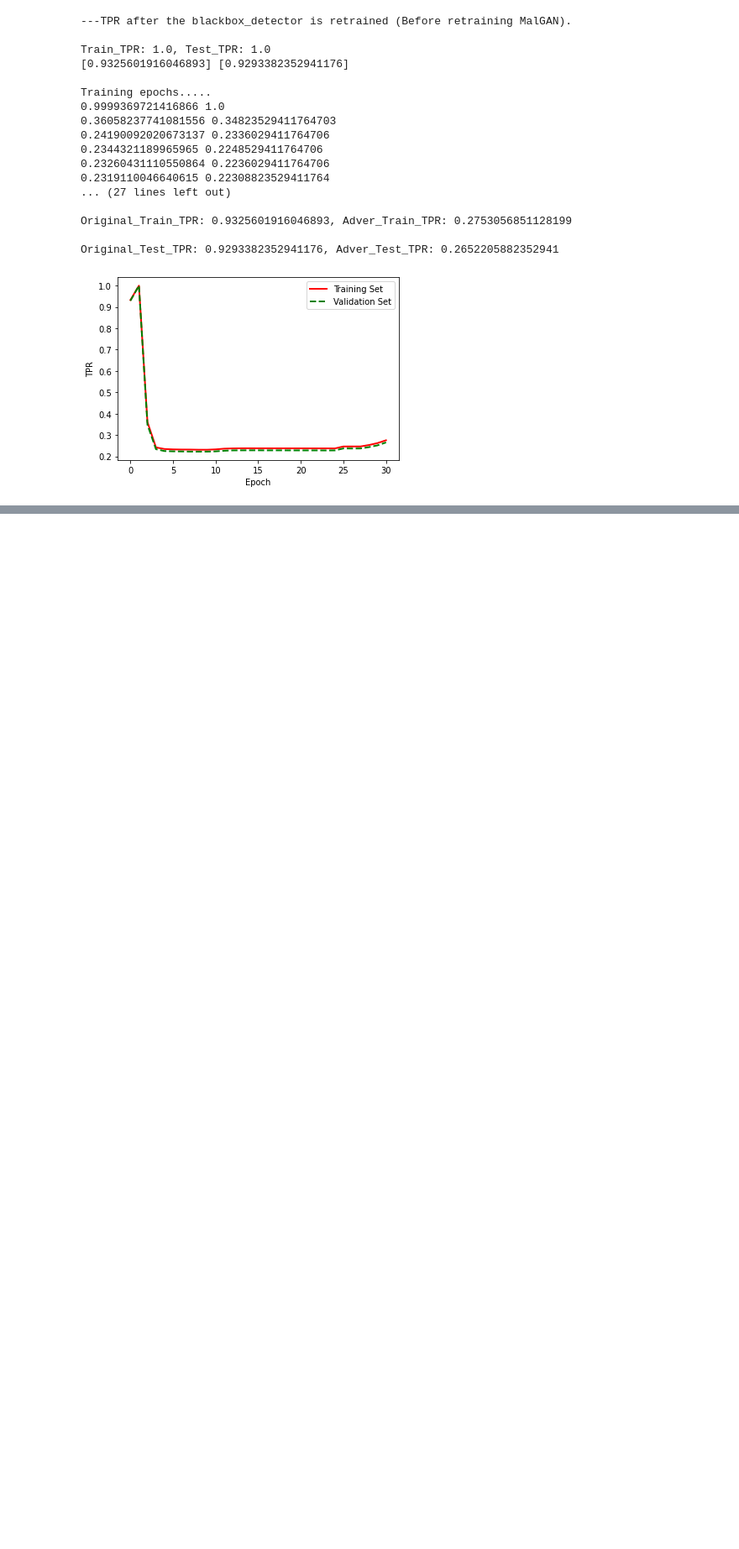
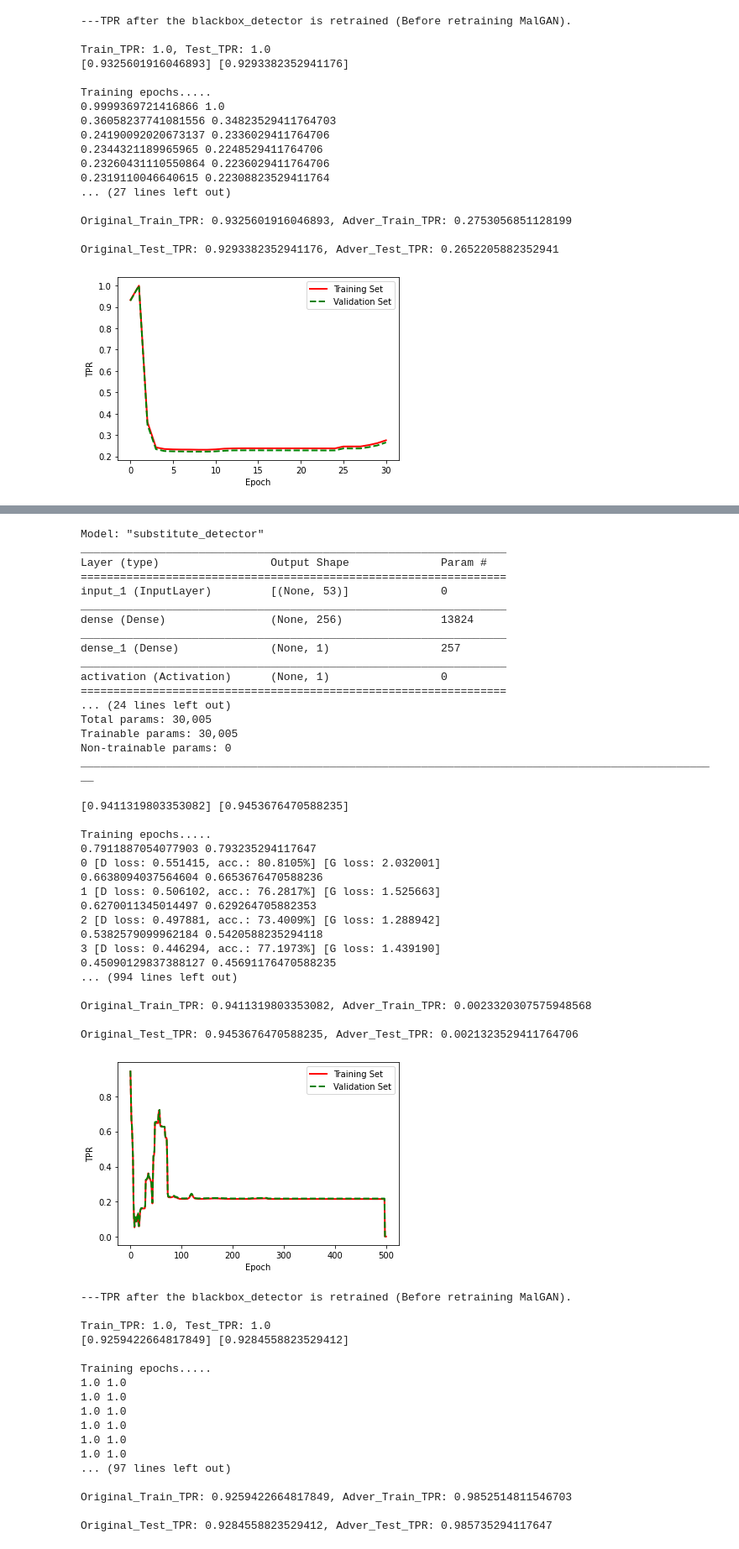
Before and after one commit to danhlk/Bot_GAN, a Jupyter notebook: Bot_GAN.ipynb, the cells around one changed output, grey strips where cells are left out. Shown at 84% size. Cells and saved outputs as stored; diff of their text form; code cells hidden in the pictures; blank space fills up the shorter version.

```diff
--- a/Bot_GAN.ipynb
+++ b/Bot_GAN.ipynb
@@ -528,0 +544,58 @@ Original_Test_TPR: 0.9469117647058823, Adver_Test_TPR: 1.0
+# %%
+botgan_MLP_0 = BotGAN(blackbox='MLP', same_train_data=0)
+botgan_MLP_0.train(epochs=500, batch_size=4096)
+botgan_MLP_0.retrain_blackbox_detector()
+botgan_MLP_0.train(epochs=100, batch_size=4096, is_first=False)
+# %% [output]
+Model: "substitute_detector"
+_________________________________________________________________
+Layer (type)                 Output Shape              Param #
+=================================================================
+input_1 (InputLayer)         [(None, 53)]              0
+_________________________________________________________________
+dense (Dense)                (None, 256)               13824
+_________________________________________________________________
+dense_1 (Dense)              (None, 1)                 257
+_________________________________________________________________
+activation (Activation)      (None, 1)                 0
+=================================================================
+... (24 lines left out)
+Total params: 30,005
+Trainable params: 30,005
+Non-trainable params: 0
+__________________________________________________________________________________________________
+[0.9411319803353082] [0.9453676470588235]
+
+Training epochs.....
+0.7911887054077903 0.793235294117647
+0 [D loss: 0.551415, acc.: 80.8105%] [G loss: 2.032001]
+0.6638094037564604 0.6653676470588236
+1 [D loss: 0.506102, acc.: 76.2817%] [G loss: 1.525663]
+0.6270011345014497 0.629264705882353
+2 [D loss: 0.497881, acc.: 73.4009%] [G loss: 1.288942]
+0.5382579099962184 0.5420588235294118
+3 [D loss: 0.446294, acc.: 77.1973%] [G loss: 1.439190]
+0.45090129837388127 0.45691176470588235
+... (994 lines left out)
+
+Original_Train_TPR: 0.9411319803353082, Adver_Train_TPR: 0.0023320307575948568
+
+Original_Test_TPR: 0.9453676470588235, Adver_Test_TPR: 0.0021323529411764706
+[figure, added]
+---TPR after the blackbox_detector is retrained (Before retraining MalGAN).
+
+Train_TPR: 1.0, Test_TPR: 1.0
+[0.9259422664817849] [0.9284558823529412]
+
+Training epochs.....
+1.0 1.0
+1.0 1.0
+1.0 1.0
+1.0 1.0
+1.0 1.0
+1.0 1.0
+... (97 lines left out)
+
+Original_Train_TPR: 0.9259422664817849, Adver_Train_TPR: 0.9852514811546703
+
+Original_Test_TPR: 0.9284558823529412, Adver_Test_TPR: 0.985735294117647
```
Also changed, not shown: parts of 6 cells of this notebook.
